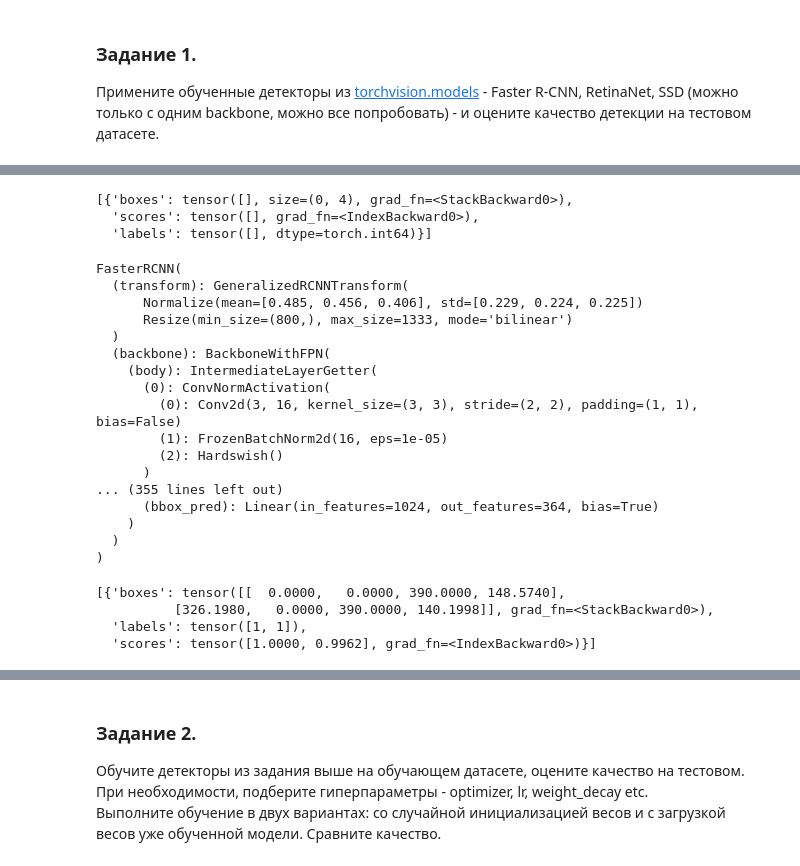
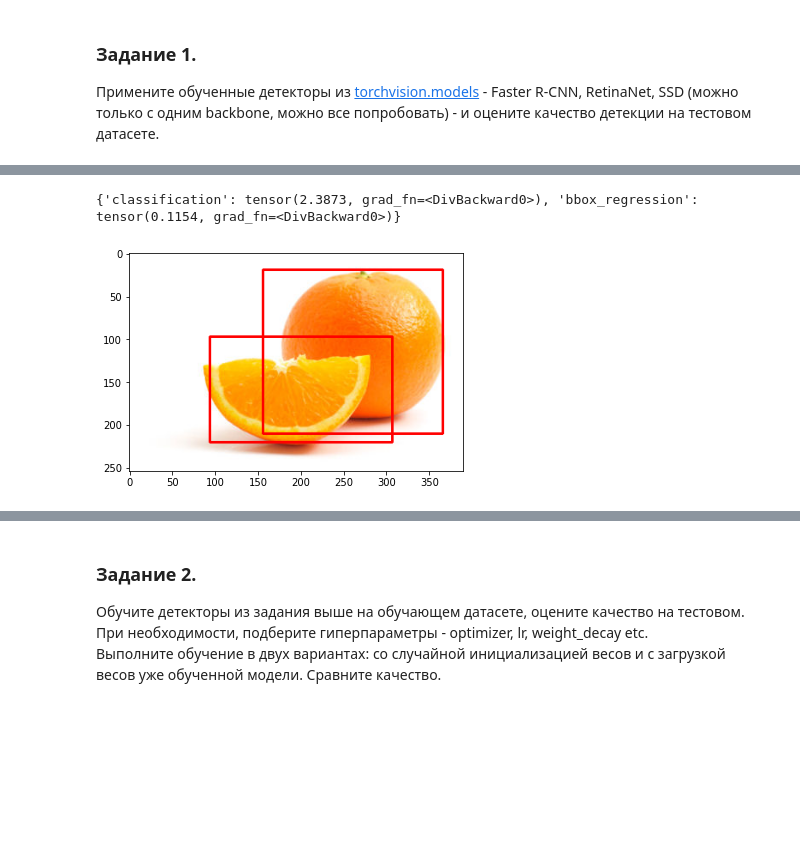
Before and after one commit to SmirnovGrigory/IAD_ml_lab2, a Jupyter notebook: Modern_ML.Lab_2.Object_Detection.ipynb, the cells around one changed output, grey strips where cells are left out. Saved outputs shown, nothing was run; the diff lists cells and outputs as text; code cells hidden in the pictures; blank space fills up the shorter version.

Commit message:
start work with train test sample

```diff
--- a/Modern_ML.Lab_2.Object_Detection.ipynb
+++ b/Modern_ML.Lab_2.Object_Detection.ipynb
@@ -215,6 +271,6 @@ Using cpu device
 # %%
-fd = FruitDataset("test/", classification=False)
+fd = FruitDataset("test/", classification=False, transform=transform)
 for el in fd:
-    plt.imshow(el[0])
-    print(el[1])
+    #plt.imshow(el[0])
+    #print(el[1])
     break
@@ -228,12 +277,15 @@ torch.Size([254, 390, 3])
+# %%
+def collate_fn(data):
+    return tuple(zip(*data))
 # %%
 batch_size=1
-test_dataloader = DataLoader(fd, batch_size=batch_size)
+test_dataloader = DataLoader(fd, batch_size=batch_size, collate_fn=collate_fn)
 for batch, (X, y) in enumerate(test_dataloader):
     print(batch)
     #print(X)
     print(y)
     print("Shape of X [N, C, H, W]: ", X[0].shape)
-    print("Shape of y: ", y['boxes'].shape, y['boxes'].dtype)
+    #print("Shape of y: ", y['boxes'].shape, y['boxes'].dtype)
     break
 # %% [output]
 0
@@ -289,38 +304,21 @@ NotebookApp.rate_limit_window=3.0 (secs)
 # %%
 #evaluate(retina, test_dataloader, device)
-# %%
-retina.eval()
-retina(torch.tensor(fd[0][0]).reshape([1,3,254,390]).float())
-# %% [output]
-[{'boxes': tensor([], size=(0, 4), grad_fn=<StackBackward0>),
-  'scores': tensor([], grad_fn=<IndexBackward0>),
-  'labels': tensor([], dtype=torch.int64)}]
-# %%
-rcnn.eval()
-# %% [output]
-FasterRCNN(
-  (transform): GeneralizedRCNNTransform(
-      Normalize(mean=[0.485, 0.456, 0.406], std=[0.229, 0.224, 0.225])
-      Resize(min_size=(800,), max_size=1333, mode='bilinear')
-  )
-  (backbone): BackboneWithFPN(
-    (body): IntermediateLayerGetter(
-      (0): ConvNormActivation(
-        (0): Conv2d(3, 16, kernel_size=(3, 3), stride=(2, 2), padding=(1, 1), bias=False)
-        (1): FrozenBatchNorm2d(16, eps=1e-05)
-        (2): Hardswish()
-      )
-... (355 lines left out)
-      (bbox_pred): Linear(in_features=1024, out_features=364, bias=True)
-    )
-  )
-)
-# %%
-rcnn(torch.tensor(fd[0][0]).reshape([1,3,254,390]).float())
-# %% [output]
-[{'boxes': tensor([[  0.0000,   0.0000, 390.0000, 148.5740],
-          [326.1980,   0.0000, 390.0000, 140.1998]], grad_fn=<StackBackward0>),
-  'labels': tensor([1, 1]),
-  'scores': tensor([1.0000, 0.9962], grad_fn=<IndexBackward0>)}]
+# %%
+retina.train()
+for batch, (X, y) in enumerate(test_dataloader):
+    pred = retina(X,y)
+    #draw_bboxes(X,pred)
+    print(pred)
+    break
+# %% [output]
+{'classification': tensor(2.3873, grad_fn=<DivBackward0>), 'bbox_regression': tensor(0.1154, grad_fn=<DivBackward0>)}
+# %%
+rcnn.eval()
+for batch, (X, y) in enumerate(test_dataloader):
+    pred = rcnn(X)
+    draw_bboxes(X,pred)
+    break
+# %% [output]
+[figure, added]
 # %%
 ssd = models.detection.ssd300_vgg16(pretrained=True)
```
Also changed, not shown: parts of 14 cells of this notebook.
